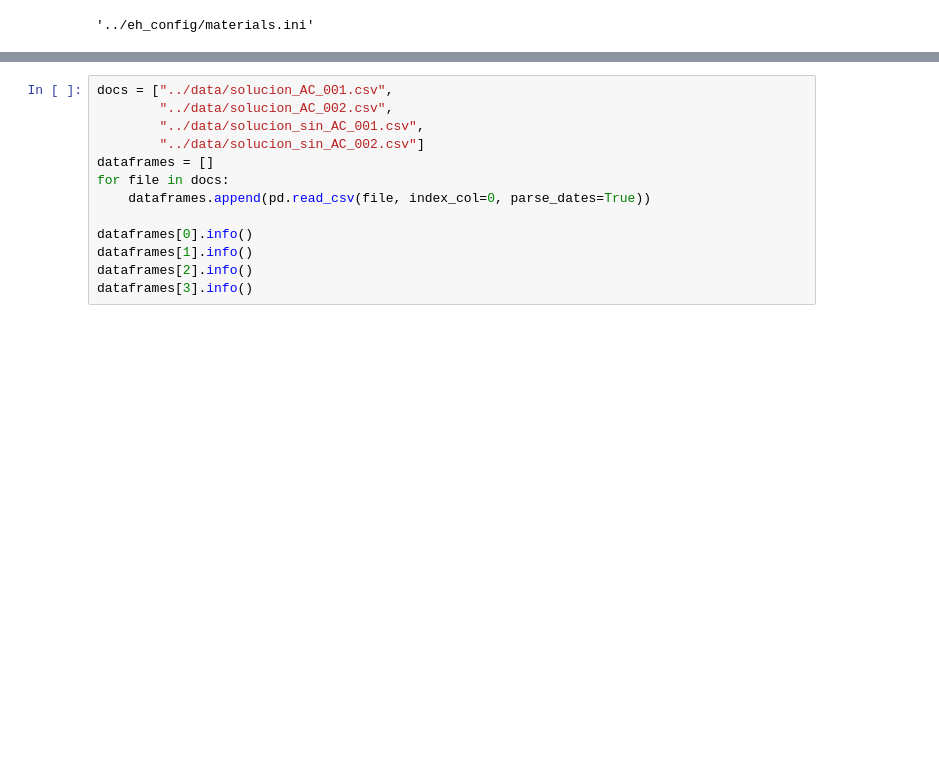
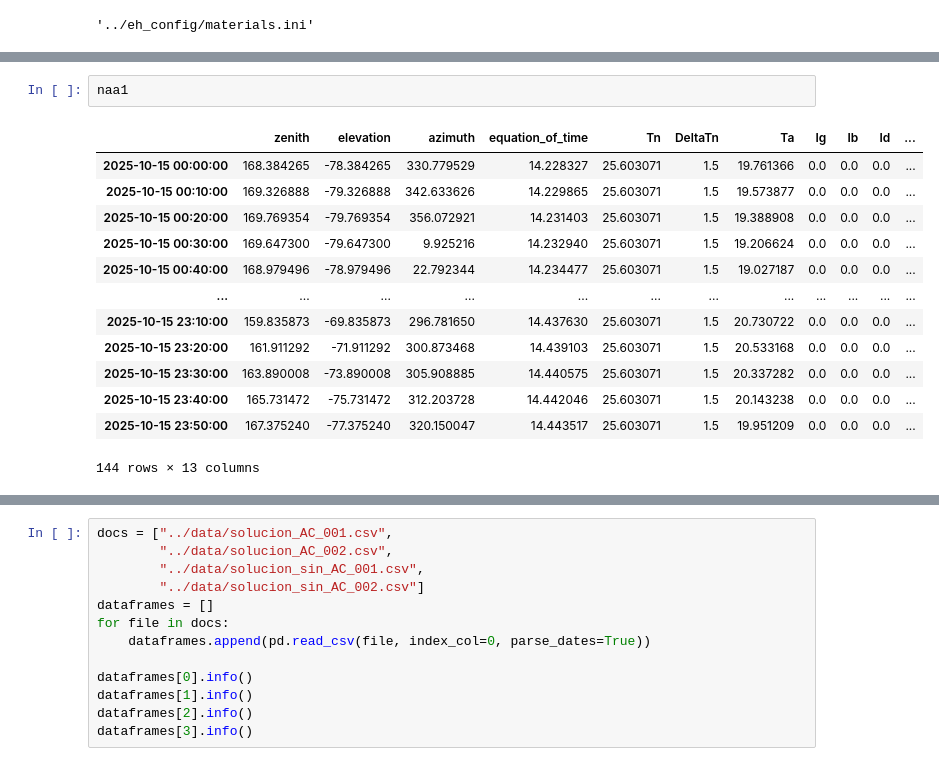
Before and after one commit to AltamarMx/testing_enerhabitat, a Jupyter notebook: notebooks/003.ipynb, the cells around one changed output, grey strips where cells are left out. Saved outputs shown, nothing was run; the diff lists cells and outputs as text; blank space fills up the shorter version.

```diff
--- a/notebooks/003.ipynb
+++ b/notebooks/003.ipynb
@@ -9,0 +34,16 @@ eh.materials('../eh_config/materials.ini')
+# %%
+naa1
+# %% [output]
+|  | zenith | elevation | azimuth | equation_of_time | Tn | DeltaTn | Ta | Ig | Ib | Id | ... |
+| 2025-10-15 00:00:00 | 168.384265 | -78.384265 | 330.779529 | 14.228327 | 25.603071 | 1.5 | 19.761366 | 0.0 | 0.0 | 0.0 | ... |
+| 2025-10-15 00:10:00 | 169.326888 | -79.326888 | 342.633626 | 14.229865 | 25.603071 | 1.5 | 19.573877 | 0.0 | 0.0 | 0.0 | ... |
+| 2025-10-15 00:20:00 | 169.769354 | -79.769354 | 356.072921 | 14.231403 | 25.603071 | 1.5 | 19.388908 | 0.0 | 0.0 | 0.0 | ... |
+| 2025-10-15 00:30:00 | 169.647300 | -79.647300 | 9.925216 | 14.232940 | 25.603071 | 1.5 | 19.206624 | 0.0 | 0.0 | 0.0 | ... |
+| 2025-10-15 00:40:00 | 168.979496 | -78.979496 | 22.792344 | 14.234477 | 25.603071 | 1.5 | 19.027187 | 0.0 | 0.0 | 0.0 | ... |
+| ... | ... | ... | ... | ... | ... | ... | ... | ... | ... | ... | ... |
+| 2025-10-15 23:10:00 | 159.835873 | -69.835873 | 296.781650 | 14.437630 | 25.603071 | 1.5 | 20.730722 | 0.0 | 0.0 | 0.0 | ... |
+| 2025-10-15 23:20:00 | 161.911292 | -71.911292 | 300.873468 | 14.439103 | 25.603071 | 1.5 | 20.533168 | 0.0 | 0.0 | 0.0 | ... |
+| 2025-10-15 23:30:00 | 163.890008 | -73.890008 | 305.908885 | 14.440575 | 25.603071 | 1.5 | 20.337282 | 0.0 | 0.0 | 0.0 | ... |
+| 2025-10-15 23:40:00 | 165.731472 | -75.731472 | 312.203728 | 14.442046 | 25.603071 | 1.5 | 20.143238 | 0.0 | 0.0 | 0.0 | ... |
+| 2025-10-15 23:50:00 | 167.375240 | -77.375240 | 320.150047 | 14.443517 | 25.603071 | 1.5 | 19.951209 | 0.0 | 0.0 | 0.0 | ... |
+144 rows × 13 columns
```
Also changed, not shown: parts of 2 cells of this notebook, 3 other files.
